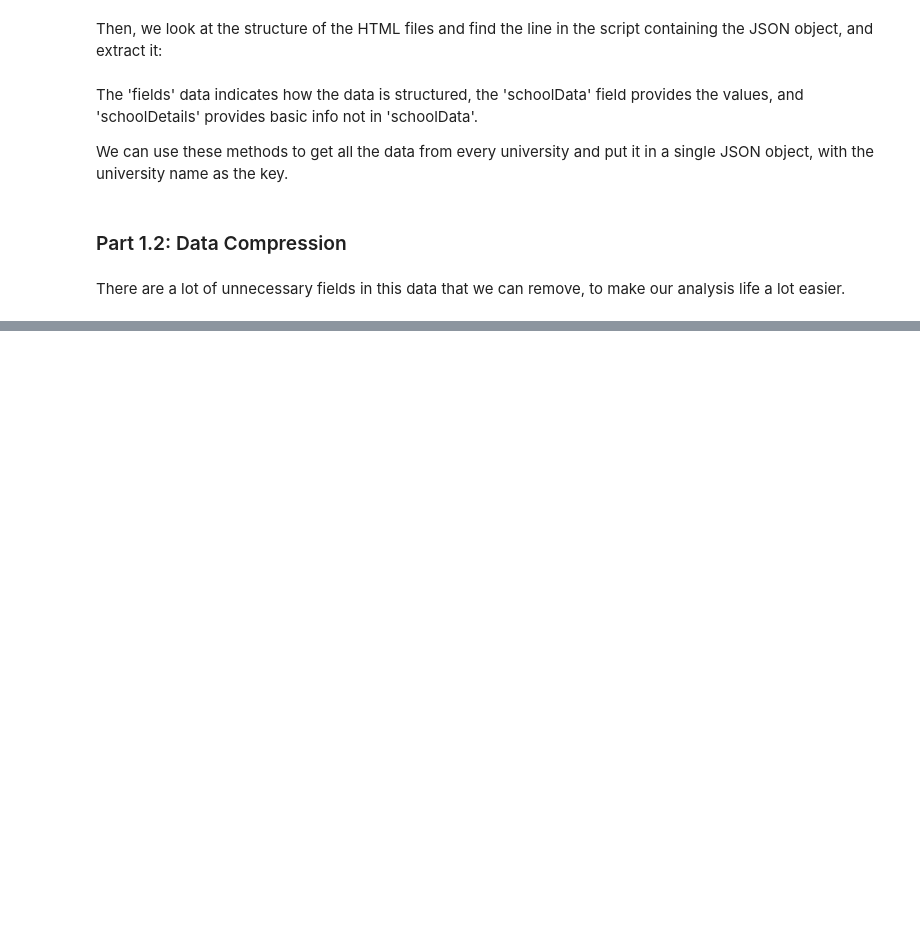
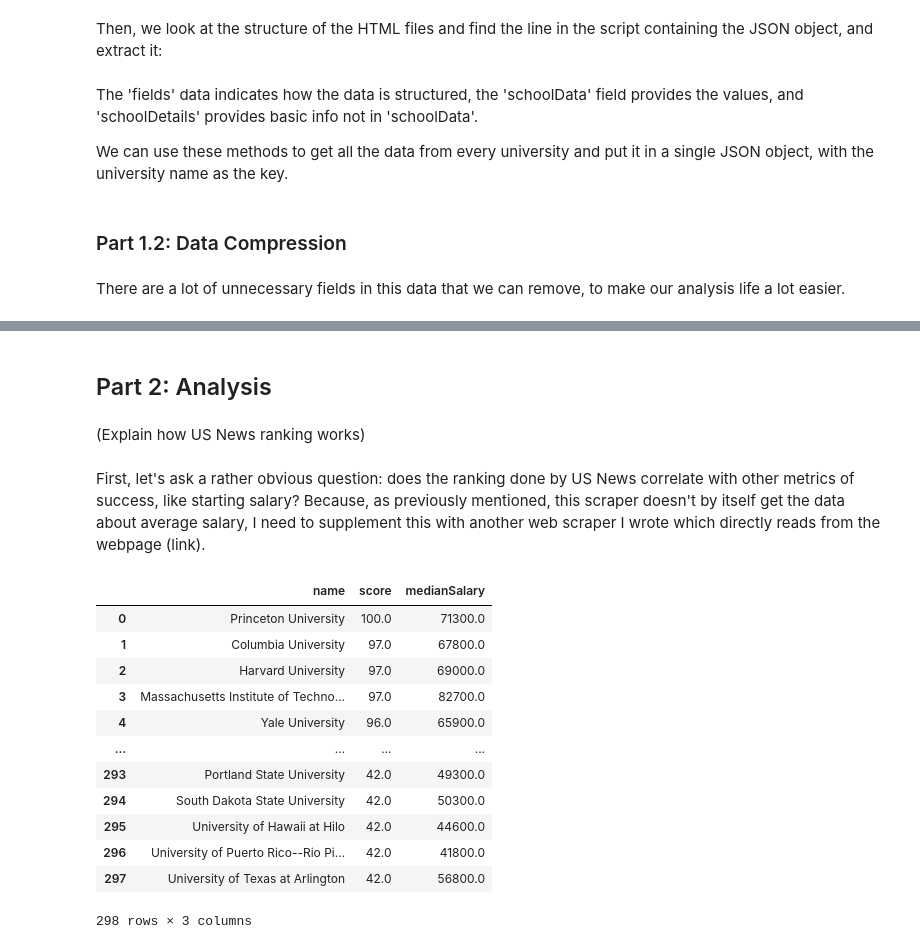
Before and after one commit to Aurathic/USNews-Colleges-Web-Scraper, a Jupyter notebook: python_web_scraper/web_scraping_2.ipynb, the cells around one changed output, grey strips where cells are left out. Drawn from its saved outputs; the diff is of its cells as text; code cells hidden in the pictures; blank space fills up the shorter version.

Commit message:
Begin analysis

```diff
--- a/python_web_scraper/web_scraping_2.ipynb
+++ b/python_web_scraper/web_scraping_2.ipynb
@@ -166,0 +151,6 @@ with open('all_univ_compressed_key.json', 'w') as outfile:
+# %% [markdown]
+## Part 2: Analysis
+# %% [markdown]
+(Explain how US News ranking works)
+# %% [markdown]
+First, let's ask a rather obvious question: does the ranking done by US News correlate with other metrics of success, like starting salary? Because, as previously mentioned, this scraper doesn't by itself get the data about average salary, I need to supplement this with another web scraper I wrote which directly reads from the webpage (link).
@@ -166,0 +165,27 @@ with open('all_univ_compressed_key.json', 'w') as outfile:
+# %%
+salaries = pd.read_csv("all_univ_rows.csv")["Median starting salary of alumni "].apply(
+          lambda x: x if pd.isna(x) else int(x[1:].replace(",","")))
+
+display_score = []
+for (name, data), salary in zip(all_univ_data.items(),salaries):
+    display_score.append({"name": name,
+                          "score": np.nan if isinstance(data["vDisplayScore"],str) else data["vDisplayScore"],
+                          "medianSalary":salary})
+
+# filter out unusable rows (score or medianSalary is not a number)
+score_df = pd.DataFrame(display_score)
+score_df.dropna()
+# %% [output]
+|  | name | score | medianSalary |
+| 0 | Princeton University | 100.0 | 71300.0 |
+| 1 | Columbia University | 97.0 | 67800.0 |
+| 2 | Harvard University | 97.0 | 69000.0 |
+| 3 | Massachusetts Institute of Techno... | 97.0 | 82700.0 |
+| 4 | Yale University | 96.0 | 65900.0 |
+| ... | ... | ... | ... |
+| 293 | Portland State University | 42.0 | 49300.0 |
+| 294 | South Dakota State University | 42.0 | 50300.0 |
+| 295 | University of Hawaii at Hilo | 42.0 | 44600.0 |
+| 296 | University of Puerto Rico--Rio Pi... | 42.0 | 41800.0 |
+| 297 | University of Texas at Arlington | 42.0 | 56800.0 |
+298 rows × 3 columns
```
Also changed, not shown: parts of 9 cells of this notebook.
